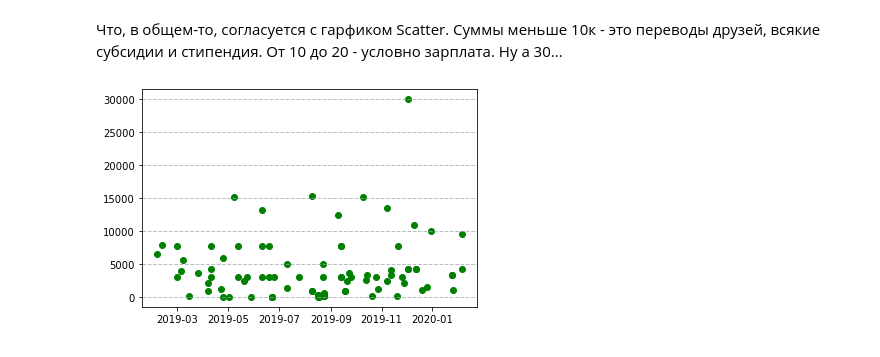
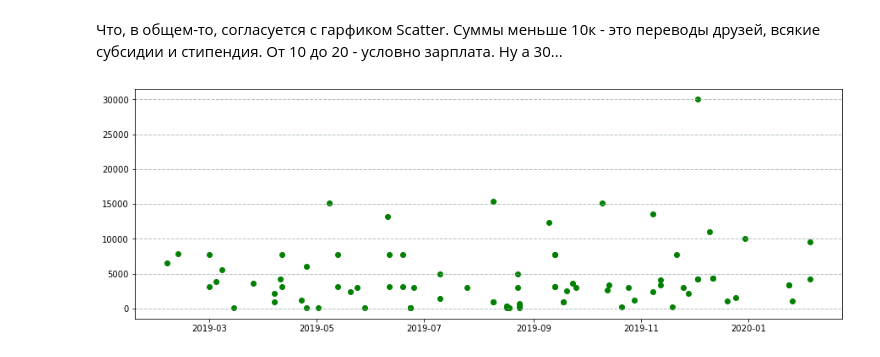
Before and after one commit to edirab/AnalyzeMyBudget, a Jupyter notebook: incomes_notebook.ipynb, the cells around one changed output. Saved outputs shown, nothing was run; the diff lists cells and outputs as text; code cells hidden in the pictures.

```diff
--- a/incomes_notebook.ipynb
+++ b/incomes_notebook.ipynb
@@ -189,7 +185,8 @@ print(transactions_by_sum)
 # %% [markdown]
 Что, в общем-то, согласуется с гарфиком Scatter. Суммы меньше 10к - это переводы друзей, всякие субсидии и стипендия. От 10 до 20 - условно зарплата. Ну а 30...
 # %%
+plt.figure(figsize=(15, 5))
 plt.scatter(DATES, SUMS, color='g')
 plt.grid(color='#95a5a6', linestyle='--', linewidth=1, axis='y', alpha=0.7)
 # %% [output]
-[figure, old version]
+[figure, new version]
```
Also changed, not shown: parts of 8 cells of this notebook, 3 other files.
